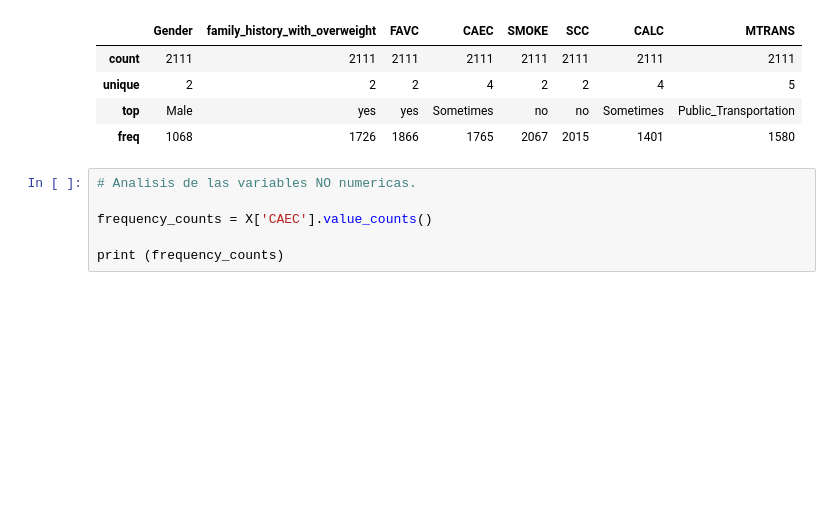
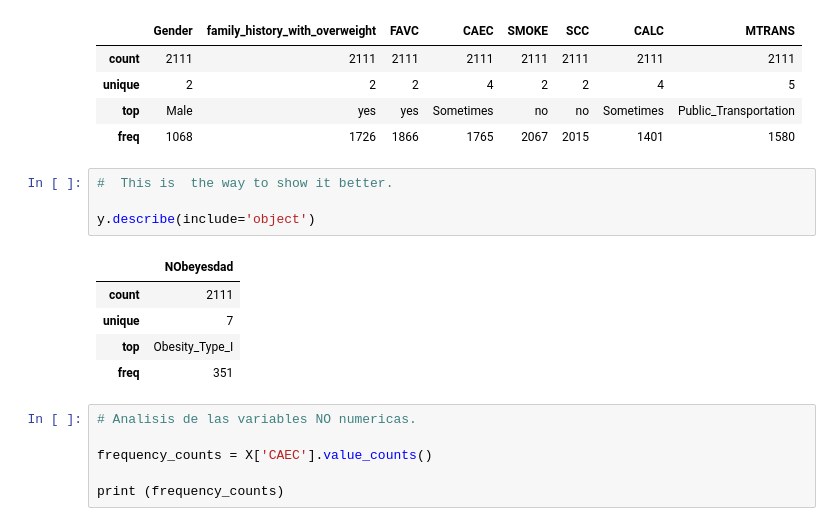
Before and after one commit to purplefunke/Taller_final, a Jupyter notebook: ML_Final/Final.ipynb, the cells around one changed output. Saved outputs shown, nothing was run; the diff lists cells and outputs as text; blank space fills up the shorter version.

```diff
--- a/ML_Final/Final.ipynb
+++ b/ML_Final/Final.ipynb
@@ -191,6 +191,16 @@ X.describe(include='object')
 | unique | 2 | 2 | 2 | 4 | 2 | 2 | 4 | 5 |
 | top | Male | yes | yes | Sometimes | no | no | Sometimes | Public_Transportation |
 | freq | 1068 | 1726 | 1866 | 1765 | 2067 | 2015 | 1401 | 1580 |
+# %%
+#  This is  the way to show it better.
+
+y.describe(include='object')
+# %% [output]
+|  | NObeyesdad |
+| count | 2111 |
+| unique | 7 |
+| top | Obesity_Type_I |
+| freq | 351 |
 # %%
 # Analisis de las variables NO numericas.
 
```
Also changed, not shown: parts of 16 cells of this notebook.
